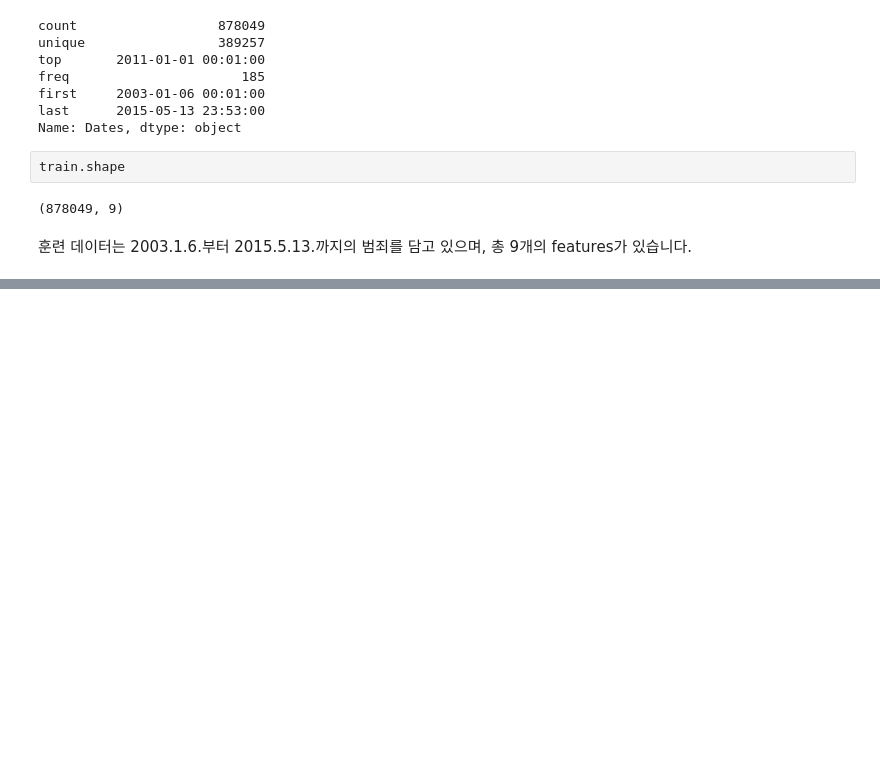
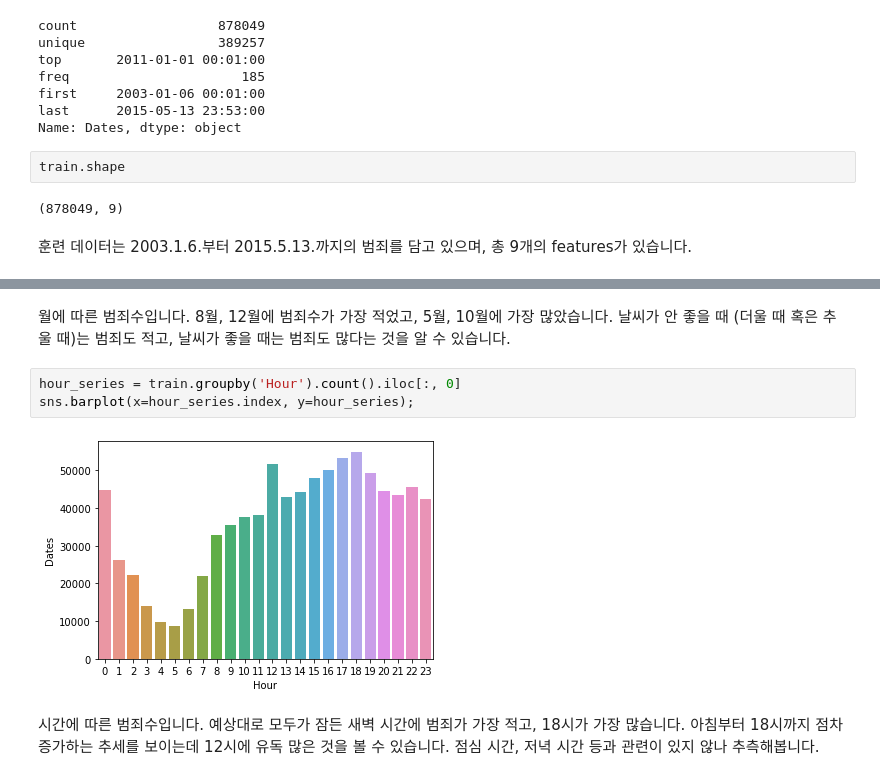
Before and after one commit to BaekKyunShin/Kaggle, a Jupyter notebook: SanFrancisco_Crime_Classification/4. San Francisco Crime Classification from a top ranker.ipynb, the cells around one changed output, grey strips where cells are left out. Drawn from its saved outputs; the diff is of its cells as text; blank space fills up the shorter version.

```diff
--- a/SanFrancisco_Crime_Classification/4. San Francisco Crime Classification from a top ranker.ipynb
+++ b/SanFrancisco_Crime_Classification/4. San Francisco Crime Classification from a top ranker.ipynb
@@ -66,0 +176,9 @@ train.head()
+# %% [markdown]
+월에 따른 범죄수입니다. 8월, 12월에 범죄수가 가장 적었고, 5월, 10월에 가장 많았습니다. 날씨가 안 좋을 때 (더울 때 혹은 추울 때)는 범죄도 적고, 날씨가 좋을 때는 범죄도 많다는 것을 알 수 있습니다.
+# %%
+hour_series = train.groupby('Hour').count().iloc[:, 0]
+sns.barplot(x=hour_series.index, y=hour_series);
+# %% [output]
+[figure, added]
+# %% [markdown]
+시간에 따른 범죄수입니다. 예상대로 모두가 잠든 새벽 시간에 범죄가 가장 적고, 18시가 가장 많습니다. 아침부터 18시까지 점차 증가하는 추세를 보이는데 12시에 유독 많은 것을 볼 수 있습니다. 점심 시간, 저녁 시간 등과 관련이 있지 않나 추측해봅니다.
```
Also changed, not shown: parts of 20 cells of this notebook.
